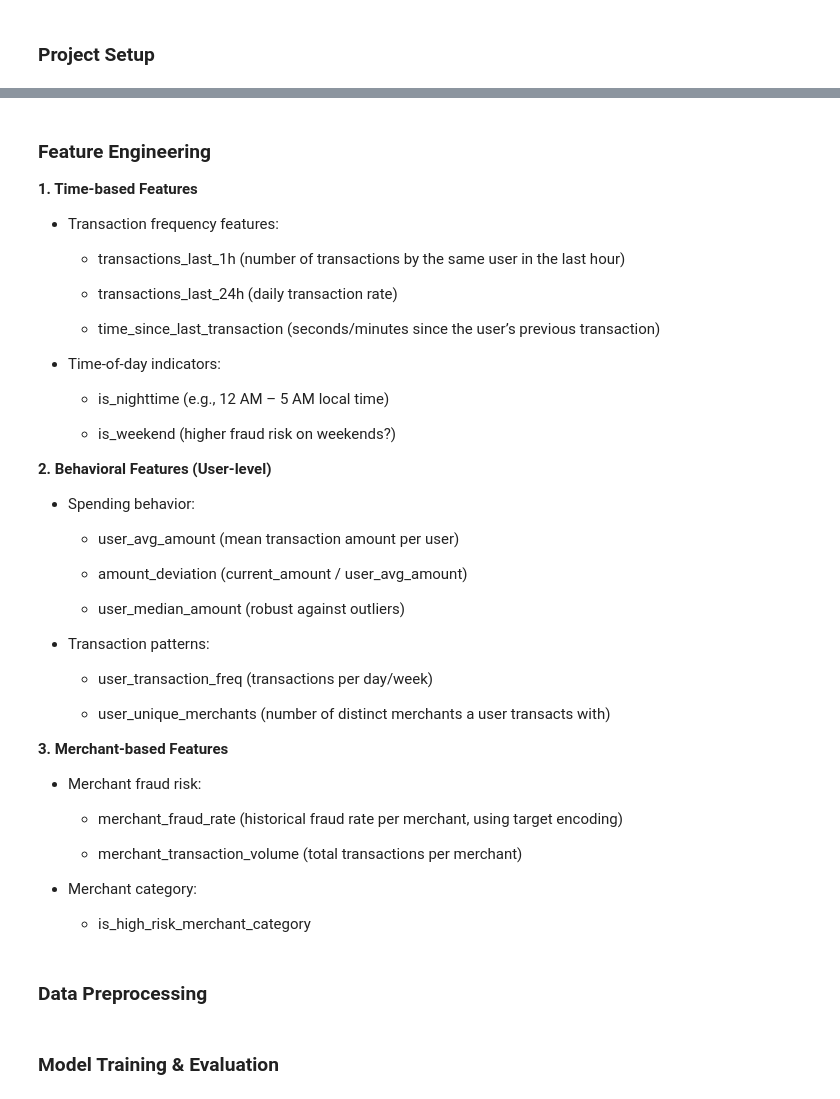
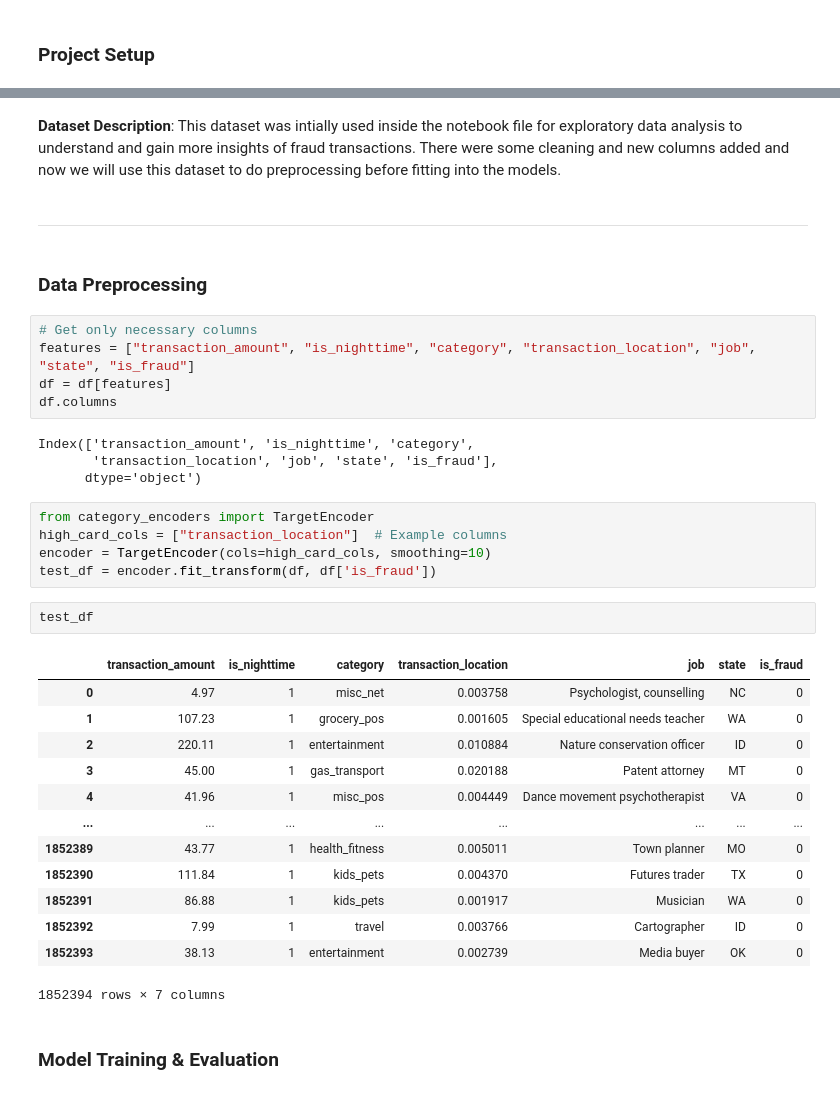
Before and after one commit to Youhorng/credit_card_fraud_prediction, a Jupyter notebook: notebooks/model_development.ipynb, the cells around one changed output, grey strips where cells are left out. Saved outputs shown, nothing was run; the diff lists cells and outputs as text.

```diff
--- a/notebooks/model_development.ipynb
+++ b/notebooks/model_development.ipynb
@@ -90,50 +112,38 @@ df.describe(include='object').T
-# %% [markdown]
-### **Feature Engineering**
-
-**1. Time-based Features**
-
-- Transaction frequency features:
-
-    - transactions_last_1h (number of transactions by the same user in the last hour)
-
-    - transactions_last_24h (daily transaction rate)
-
-    - time_since_last_transaction (seconds/minutes since the user’s previous transaction)
-
-- Time-of-day indicators:
-
-    - is_nighttime (e.g., 12 AM – 5 AM local time)
-
-    - is_weekend (higher fraud risk on weekends?)
-
-**2. Behavioral Features (User-level)**
-
-- Spending behavior:
-
-    - user_avg_amount (mean transaction amount per user)
-
-    - amount_deviation (current_amount / user_avg_amount)
-
-    - user_median_amount (robust against outliers)
-
-- Transaction patterns:
-
-    - user_transaction_freq (transactions per day/week)
-
-    - user_unique_merchants (number of distinct merchants a user transacts with)
-
-**3. Merchant-based Features**
-
-- Merchant fraud risk:
-
-    - merchant_fraud_rate (historical fraud rate per merchant, using target encoding)
-
-    - merchant_transaction_volume (total transactions per merchant)
-
-- Merchant category:
-
-    - is_high_risk_merchant_category
+# %% [markdown]
+**Dataset Description**: This dataset was intially used inside the notebook file for exploratory data analysis to understand and gain more insights of fraud transactions. There were some cleaning and new columns added and now we will use this dataset to do preprocessing before fitting into the models.
+# %% [markdown]
+---
 # %% [markdown]
 ### **Data Preprocessing**
+# %%
+# Get only necessary columns
+features = ["transaction_amount", "is_nighttime", "category", "transaction_location", "job", "state", "is_fraud"]
+df = df[features]
+df.columns
+# %% [output]
+Index(['transaction_amount', 'is_nighttime', 'category',
+       'transaction_location', 'job', 'state', 'is_fraud'],
+      dtype='object')
+# %%
+from category_encoders import TargetEncoder
+high_card_cols = ["transaction_location"]  # Example columns
+encoder = TargetEncoder(cols=high_card_cols, smoothing=10)
+test_df = encoder.fit_transform(df, df['is_fraud'])
+# %%
+test_df
+# %% [output]
+|  | transaction_amount | is_nighttime | category | transaction_location | job | state | is_fraud |
+| 0 | 4.97 | 1 | misc_net | 0.003758 | Psychologist, counselling | NC | 0 |
+| 1 | 107.23 | 1 | grocery_pos | 0.001605 | Special educational needs teacher | WA | 0 |
+| 2 | 220.11 | 1 | entertainment | 0.010884 | Nature conservation officer | ID | 0 |
+| 3 | 45.00 | 1 | gas_transport | 0.020188 | Patent attorney | MT | 0 |
+| 4 | 41.96 | 1 | misc_pos | 0.004449 | Dance movement psychotherapist | VA | 0 |
+| ... | ... | ... | ... | ... | ... | ... | ... |
+| 1852389 | 43.77 | 1 | health_fitness | 0.005011 | Town planner | MO | 0 |
+| 1852390 | 111.84 | 1 | kids_pets | 0.004370 | Futures trader | TX | 0 |
+| 1852391 | 86.88 | 1 | kids_pets | 0.001917 | Musician | WA | 0 |
+| 1852392 | 7.99 | 1 | travel | 0.003766 | Cartographer | ID | 0 |
+| 1852393 | 38.13 | 1 | entertainment | 0.002739 | Media buyer | OK | 0 |
+1852394 rows × 7 columns
 # %% [markdown]
 ### **Model Training & Evaluation**
```
Also changed, not shown: parts of 7 cells of this notebook.
